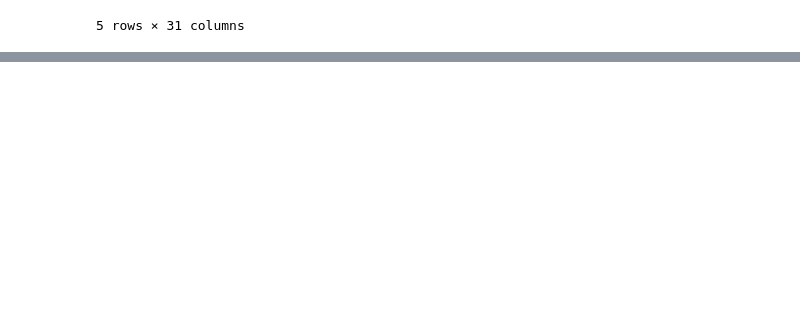
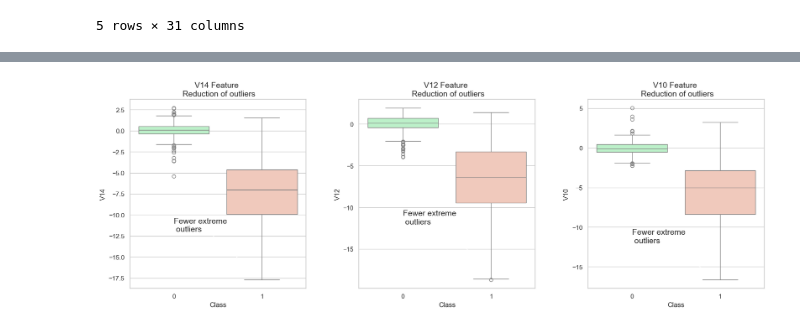
Before and after one commit to HenryCarvalho/Intelligent-Credit-Fraud-Detection-Model, a Jupyter notebook: notebooks/fraude_de_credito.ipynb, the cells around one changed output, grey strips where cells are left out. Saved outputs shown, nothing was run; the diff lists cells and outputs as text; code cells hidden in the pictures; blank space fills up the shorter version.

```diff
--- a/notebooks/fraude_de_credito.ipynb
+++ b/notebooks/fraude_de_credito.ipynb
@@ -195,0 +623,39 @@ df.head()
+# %%
+# Função para criar boxplots.
+def criar_boxplot(ax, feature, dados, cores, titulo, anotacao_texto, posicao_anotacao):
+    sns.boxplot(x="Class", y=feature, data=dados, ax=ax, palette=cores)
+    ax.set_title(titulo, fontsize=14)
+    ax.annotate(anotacao_texto, xy=posicao_anotacao[0], xytext=posicao_anotacao[1],
+                arrowprops=dict(facecolor='black', arrowstyle='->'), fontsize=14)
+
+# Criar figura com 3 subgráficos.
+fig, (ax1, ax2, ax3) = plt.subplots(1, 3, figsize=(20, 6))
+
+# Definir cores para os boxplots.
+cores = ['#B3F9C5', '#f9c5b3']
+
+# Boxplot para V14.
+criar_boxplot(ax1, 'V14', new_df, cores,
+              "V14 Feature \n Reduction of outliers",
+              'Fewer extreme \n outliers',
+              [(0.98, -17.5), (0, -12)])
+
+# Boxplot para V12.
+criar_boxplot(ax2, 'V12', new_df, cores,
+              "V12 Feature \n Reduction of outliers",
+              'Fewer extreme \n outliers',
+              [(0.98, -17.3), (0, -12)])
+
+# Boxplot para V10.
+criar_boxplot(ax3, 'V10', new_df, cores,
+              "V10 Feature \n Reduction of outliers",
+              'Fewer extreme \n outliers',
+              [(0.95, -16.5), (0, -12)])
+
+# Ajustar espaçamento entre os subgráficos.
+plt.subplots_adjust(wspace=0.3)
+
+# Exibir o gráfico.
+plt.show()
+# %% [output]
+[figure, added]
```
Also changed, not shown: parts of 36 cells of this notebook, 1 other file.
